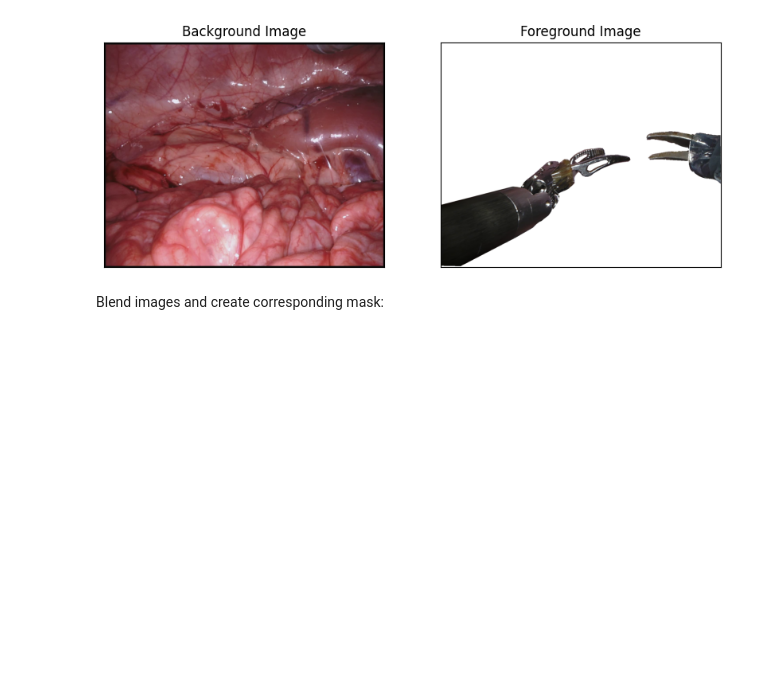
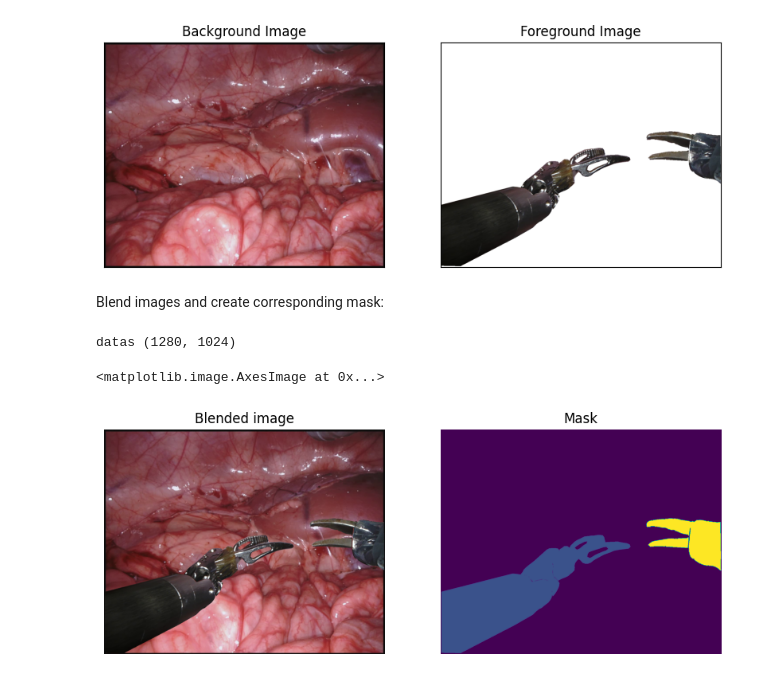
Before and after one commit to mobarakol/tutorial_notebooks, a Jupyter notebook: blending_demo_naive.ipynb, the cells around one changed output. Cells and saved outputs as stored; diff of their text form; code cells hidden in the pictures; blank space fills up the shorter version.

```diff
--- a/blending_demo_naive.ipynb
+++ b/blending_demo_naive.ipynb
@@ -57,3 +54,33 @@ ax[1].set_title('Foreground Image');
 [figure]
 # %% [markdown]
 Blend images and create corresponding mask:
+# %%
+# make fg transparent
+image_pos = Image.fromarray(image_np)
+datas = image_pos.getdata()
+print('datas', datas.size)
+newData = []
+for items in datas:
+    if items[0] == 255 and items[1] == 255 and items[2] == 255:
+        newData.append((255, 255, 255, 0))
+    else:
+        newData.append(items)
+image_pos.putdata(newData)
+
+# blend via paste
+blended = bg.copy()
+blended.paste(image_pos, image_pos)
+
+plt.figure(figsize=(10,6))
+plt.subplot(121)
+plt.axis('off')
+plt.title('Blended image')
+plt.imshow(blended)
+plt.subplot(122)
+plt.axis('off')
+plt.title('Mask')
+plt.imshow(fg_mask)
+# %% [output]
+datas (1280, 1024)
+<matplotlib.image.AxesImage at 0x...>
+[figure, added]
```
Also changed, not shown: parts of 7 cells of this notebook.
